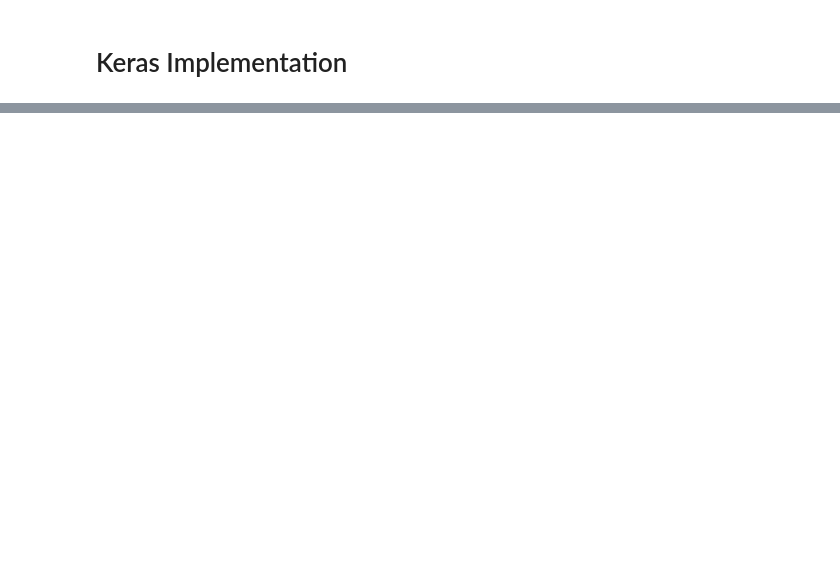
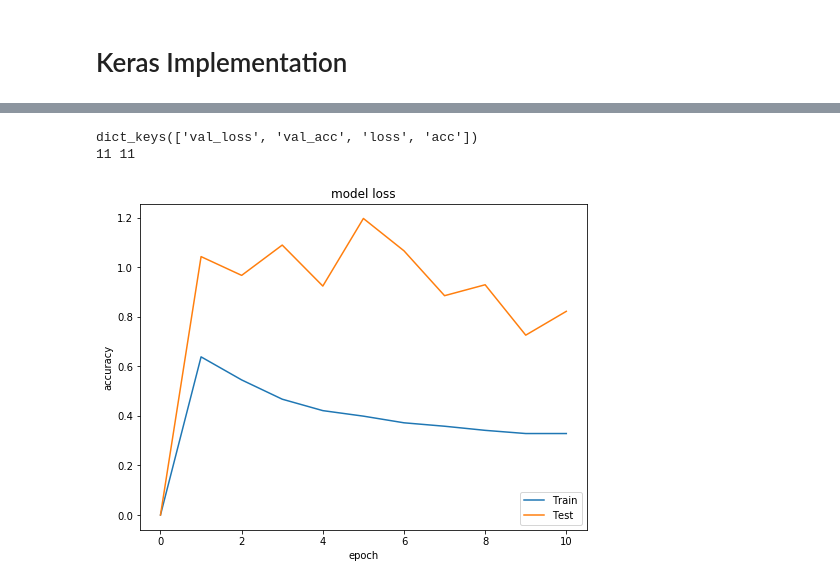
Before and after one commit to ruhulsbu/Attention4DNASeqRepresentation, a Jupyter notebook: notebook/pytorch/LSTM_deep_annotator_bootstrap.ipynb, the cells around one changed output, grey strips where cells are left out. Drawn from its saved outputs; the diff is of its cells as text; code cells hidden in the pictures; blank space fills up the shorter version.

```diff
--- a/notebook/pytorch/LSTM_deep_annotator_bootstrap.ipynb
+++ b/notebook/pytorch/LSTM_deep_annotator_bootstrap.ipynb
@@ -367,0 +382,24 @@ dict_keys(['val_loss', 'val_acc', 'loss', 'acc'])
+# %%
+import matplotlib.pyplot as plt
+# list all data in history
+print(history.history.keys())
+# summarize history for accuracy
+train = history.history['loss']
+valid = history.history['val_loss']
+
+x = [0.] + train[1:] + [train[-1]]
+y = [0.] + valid[:-1] + [valid[-1]]
+print(len(x), len(y))
+
+plt.figure(figsize=(8, 6))
+plt.plot(x)
+plt.plot(y)
+plt.title('model loss')
+plt.ylabel('accuracy')
+plt.xlabel('epoch')
+plt.legend(['Train', 'Test'], loc='lower right')
+plt.show()
+# %% [output]
+dict_keys(['val_loss', 'val_acc', 'loss', 'acc'])
+11 11
+[figure, added]
```
Also changed, not shown: parts of 17 cells of this notebook.
